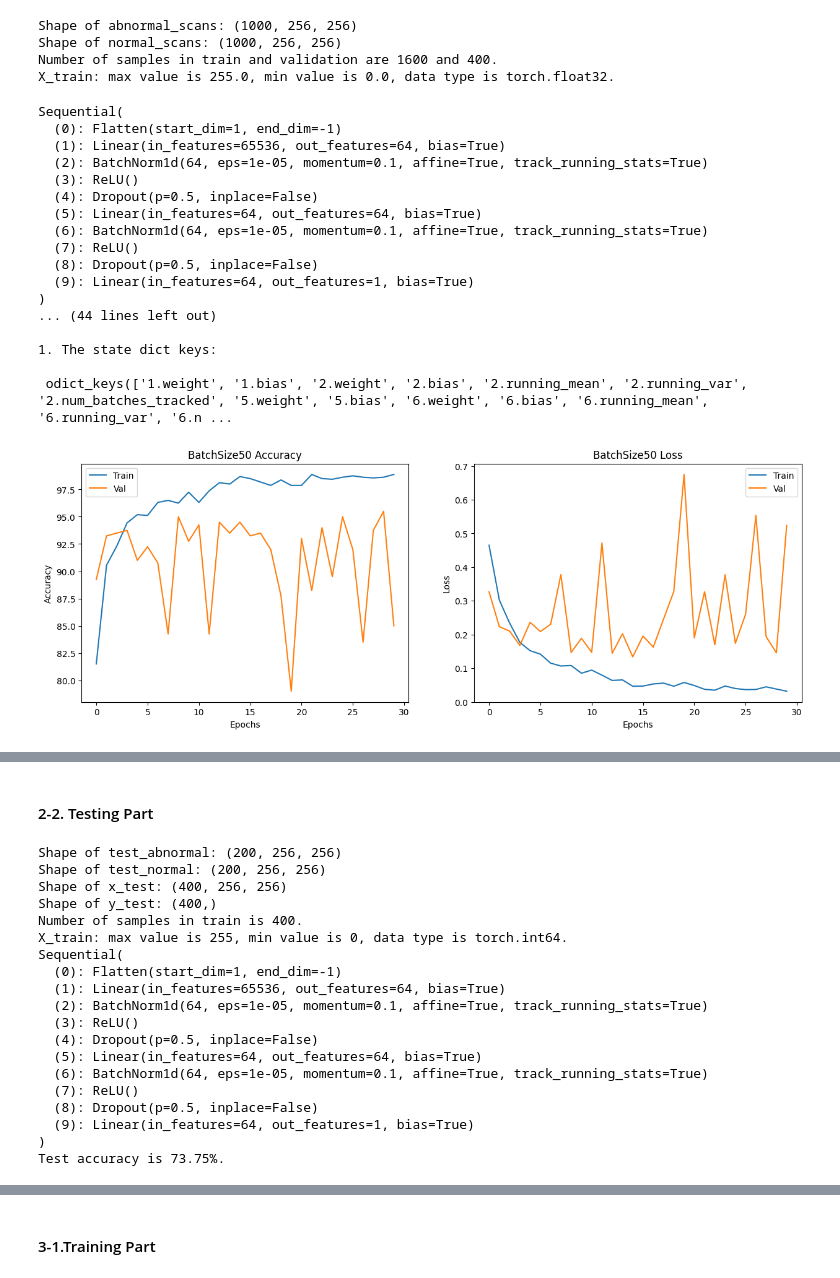
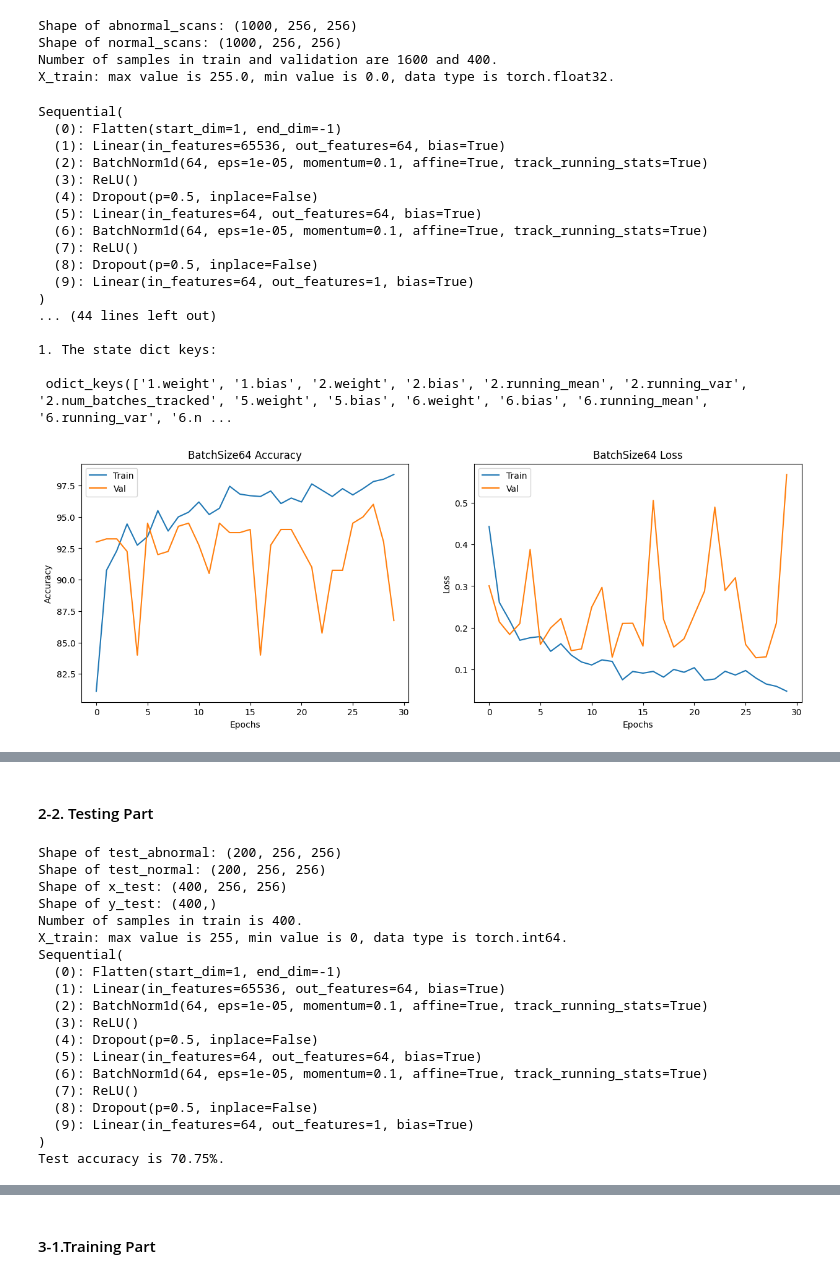
Before and after one commit to HD666g/NTHU_2023_DLBOI_HW, a Jupyter notebook: HW2/HW_2_report.ipynb, the cells around one changed output, grey strips where cells are left out. Drawn from its saved outputs; the diff is of its cells as text; code cells hidden in the pictures.

```diff
--- a/HW2/HW_2_report.ipynb
+++ b/HW2/HW_2_report.ipynb
@@ -683,7 +685,7 @@ for epoch in range(epochs):
     # Store Training Weights
     if avg_val_loss_BCE < best_val_loss:
      best_val_loss = avg_val_loss_BCE
-     torch.save(model_BCE.state_dict(), 'Batch_Size10.pth')
+     torch.save(model_BCE.state_dict(), 'Batch_Size16.pth')
 
     # Store performance
     train_losses_BCE.append(avg_train_loss_BCE)
@@ -700,7 +702,7 @@ fig, ax = plt.subplots(1, 2, figsize=(15, 5))
 # Plotting training and validation accuracy
 ax[0].plot(train_accuracies_BCE)
 ax[0].plot(val_accuracies_BCE)
-ax[0].set_title('BatchSize10 Accuracy')
+ax[0].set_title('BatchSize16 Accuracy')
 ax[0].set_xlabel('Epochs')
 ax[0].set_ylabel('Accuracy')
 ax[0].legend(['Train', 'Val'])
@@ -708,14 +710,14 @@ ax[0].legend(['Train', 'Val'])
 # Plotting training and validation loss
 ax[1].plot(train_losses_BCE)
 ax[1].plot(val_losses_BCE)
-ax[1].set_title('BatchSize10 Loss')
+ax[1].set_title('BatchSize16 Loss')
 ax[1].set_xlabel('Epochs')
 ax[1].set_ylabel('Loss')
 ax[1].legend(['Train', 'Val'])
 
-plt.savefig('BatchSize10.png')
+plt.savefig('BatchSize16.png')
 plt.show()
-files.download('BatchSize10.png')
+files.download('BatchSize16.png')
 # %% [output]
 Sequential(
   (0): Flatten(start_dim=1, end_dim=-1)
@@ -764,7 +766,7 @@ y_test = torch.from_numpy(y_test).long()
 test_dataset = TensorDataset(x_test, y_test)
 
 # Create a dataloader to load data in batches. Set batch size to 10.
-test_loader = DataLoader(test_dataset, batch_size=10, shuffle=True)
+test_loader = DataLoader(test_dataset, batch_size=16, shuffle=True)
 
 print(f'Number of samples in train is {len(test_loader.dataset)}.')
 print(f'X_train: max value is {x_test.max().item()}, min value is {x_test.min().item()}, data type is {x_test.dtype}.')
@@ -789,7 +791,7 @@ model_BCE = nn.Sequential(
 print(model_BCE)
 
 # Load Training Weights
-model_BCE.load_state_dict(torch.load('Batch_Size10.pth'))
+model_BCE.load_state_dict(torch.load('Batch_Size16.pth'))
 
 # Set the model to evaluation mode
 model_BCE.eval()
@@ -871,8 +873,8 @@ train_dataset = TensorDataset(x_train, y_train)
 val_dataset = TensorDataset(x_val, y_val)
 
 # Create dataloaders
-train_loader = DataLoader(train_dataset, batch_size=50, shuffle=True)
-val_loader = DataLoader(val_dataset, batch_size=50, shuffle=False)
+train_loader = DataLoader(train_dataset, batch_size=64, shuffle=True)
+val_loader = DataLoader(val_dataset, batch_size=64, shuffle=False)
 
 print(f'Number of samples in train and validation are {len(train_loader.dataset)} and {len(val_loader.dataset)}.')
 print(f'X_train: max value is {x_train.max().item()}, min value is {x_train.min().item()}, data type is {x_train.dtype}.')
@@ -884,7 +886,7 @@ X_train: max value is 255.0, min value is 0.0, data type is torch.float32.
 # %%
 # Declare the model architecture
   # model_BCE is the model for BCE loss
-model_BCE = nn.Sequential(
+model_64 = nn.Sequential(
     nn.Flatten(),
 
     nn.Linear(256*256*1, 64),
@@ -913,14 +915,13 @@ best_val_loss = float('inf')
 
 # Criterion and Optimizer
 criterion_BCE = nn.BCEWithLogitsLoss()
-optimizer = optim.Adam(model_BCE.parameters(), lr=1e-3)
+optimizer = optim.Adam(model_64.parameters(), lr=1e-3)
 lr_scheduler = CosineAnnealingLR(optimizer, T_max=len(train_loader)*epochs, eta_min=0)
-# lr_scheduler = StepLR(optimizer, step_size=10, gamma=0.1)
 
 for epoch in range(epochs):
     # Training
 
-    model_BCE.train()
+    model_64.train()
     total_loss_BCE = 0.0
     train_correct_BCE = 0
     total_train_samples_BCE = 0
@@ -930,7 +931,7 @@ for epoch in range(epochs):
         images = images / 255.
         labels = labels.cuda()
         optimizer.zero_grad()
-        outputs = model_BCE(images)
+        outputs = model_64(images)
 
         labels = labels.float().unsqueeze(1)
 
@@ -947,7 +948,7 @@ for epoch in range(epochs):
     train_accuracy_BCE = 100. * train_correct_BCE / total_train_samples_BCE
 
     # Validation
-    model_BCE.eval()
+    model_64.eval()
     total_val_loss_BCE = 0.0
     correct_BCE = 0
     total_BCE = 0
@@ -956,7 +957,7 @@ for epoch in range(epochs):
             images = images.cuda()
             images = images / 255.
             labels = labels.cuda()
-            outputs = model_BCE(images)
+            outputs = model_64(images)
 
             labels = labels.float().unsqueeze(1)
 
@@ -978,7 +979,7 @@ for epoch in range(epochs):
     # Store Training Weights
     if avg_val_loss_BCE < best_val_loss:
       best_val_loss = avg_val_loss_BCE
-      torch.save(model_BCE.state_dict(), 'Batch_Size50.pth')
+      torch.save(model_64.state_dict(), 'Batch_Size64.pth')
 
     # Store performance
     train_losses_BCE.append(avg_train_loss_BCE)
@@ -986,8 +987,8 @@ for epoch in range(epochs):
     val_losses_BCE.append(avg_val_loss_BCE)
     val_accuracies_BCE.append(val_accuracy_BCE)
 
-print(f"1. Our model: \n\n", model_BCE, '\n')
-print(f"1. The state dict keys: \n\n", model_BCE.state_dict().keys())
+print(f"1. Our model: \n\n", model_64, '\n')
+print(f"1. The state dict keys: \n\n", model_64.state_dict().keys())
 
 # 4. Visualizing Model_BCE Perfromance
 fig, ax = plt.subplots(1, 2, figsize=(15, 5))
@@ -995,41 +996,41 @@ fig, ax = plt.subplots(1, 2, figsize=(15, 5))
 # Plotting training and validation accuracy
 ax[0].plot(train_accuracies_BCE)
 ax[0].plot(val_accuracies_BCE)
-ax[0].set_title('BatchSize50 Accuracy')
+ax[0].set_title('BatchSize64 Accuracy')
 ax[0].set_xlabel('Epochs')
 ax[0].set_ylabel('Accuracy')
 ax[0].legend(['Train', 'Val'])
 
 # Plotting training and validation loss
 ax[1].plot(train_losses_BCE)
 ax[1].plot(val_losses_BCE)
-ax[1].set_title('BatchSize50 Loss')
+ax[1].set_title('BatchSize64 Loss')
 ax[1].set_xlabel('Epochs')
 ax[1].set_ylabel('Loss')
 ax[1].legend(['Train', 'Val'])
 
-plt.savefig('BatchSize50.png')
+plt.savefig('BatchSize64.png')
 plt.show()
-files.download('BatchSize50.png')
+files.download('BatchSize64.png')
 # %% [output]
 Sequential(
   (0): Flatten(start_dim=1, end_dim=-1)
   (1): Linear(in_features=65536, out_features=64, bias=True)
   (2): BatchNorm1d(64, eps=1e-05, momentum=0.1, affine=True, track_running_stats=True)
   (3): ReLU()
   (4): Dropout(p=0.5, inplace=False)
   (5): Linear(in_features=64, out_features=64, bias=True)
   (6): BatchNorm1d(64, eps=1e-05, momentum=0.1, affine=True, track_running_stats=True)
   (7): ReLU()
   (8): Dropout(p=0.5, inplace=False)
   (9): Linear(in_features=64, out_features=1, bias=True)
 )
 ... (44 lines left out)
 
 1. The state dict keys:
 
  odict_keys(['1.weight', '1.bias', '2.weight', '2.bias', '2.running_mean', '2.running_var', '2.num_batches_tracked', '5.weight', '5.bias', '6.weight', '6.bias', '6.running_mean', '6.running_var', '6.n ...
-[figure, old version]
+[figure, new version]
 [interactive output not drawn]
 [interactive output not drawn]
 # %% [markdown]
@@ -1059,12 +1060,12 @@ y_test = torch.from_numpy(y_test).long()
 test_dataset = TensorDataset(x_test, y_test)
 
 # Create a dataloader to load data in batches. Set batch size to 50.
-test_loader = DataLoader(test_dataset, batch_size=50, shuffle=True)
+test_loader = DataLoader(test_dataset, batch_size=64, shuffle=True)
 
 print(f'Number of samples in train is {len(test_loader.dataset)}.')
 print(f'X_train: max value is {x_test.max().item()}, min value is {x_test.min().item()}, data type is {x_test.dtype}.')
 # Declare the model architecture
-model_BCE = nn.Sequential(
+model_64 = nn.Sequential(
     nn.Flatten(),
 
     nn.Linear(256*256*1, 64),
@@ -1080,13 +1081,13 @@ model_BCE = nn.Sequential(
     nn.Linear(64,1)
 ).cuda()
 
-print(model_BCE)
+print(model_64)
 
 # Load Training Weights
-model_BCE.load_state_dict(torch.load('Batch_Size50.pth'))
+model_64.load_state_dict(torch.load('Batch_Size64.pth'))
 
 # Set the model to evaluation mode
-model_BCE.eval()
+model_64.eval()
 
 test_correct_BCE = 0
 test_total_BCE = 0
@@ -1099,7 +1100,7 @@ with torch.no_grad():
 
         labels = labels.cuda()
 
-        outputs = model_BCE(images)
+        outputs = model_64(images)
 
         labels_float = labels.float().unsqueeze(1)  # Convert labels to float and match shape with outputs
         predicted_BCE = torch.sigmoid(outputs) > 0.5
@@ -1127,5 +1128,5 @@ Sequential(
   (8): Dropout(p=0.5, inplace=False)
   (9): Linear(in_features=64, out_features=1, bias=True)
 )
-Test accuracy is 73.75%.
+Test accuracy is 70.75%.
 # %% [markdown]
```
Also changed, not shown: parts of 19 cells of this notebook.
